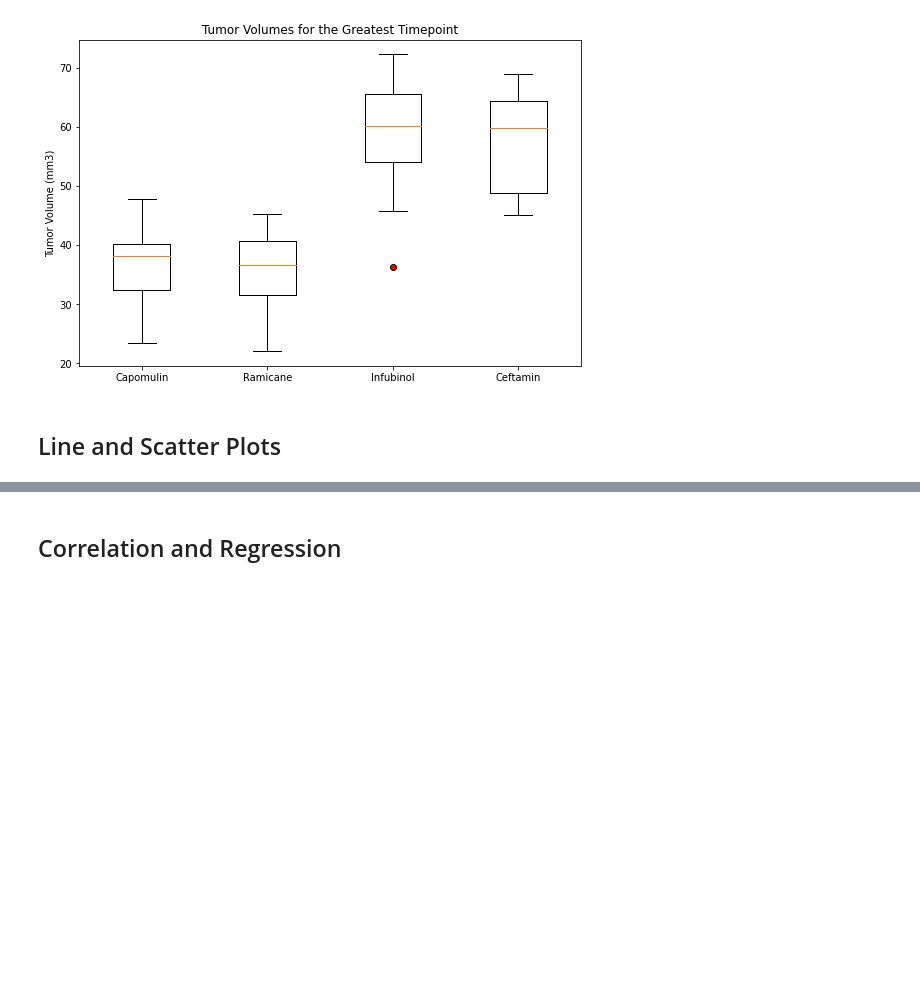
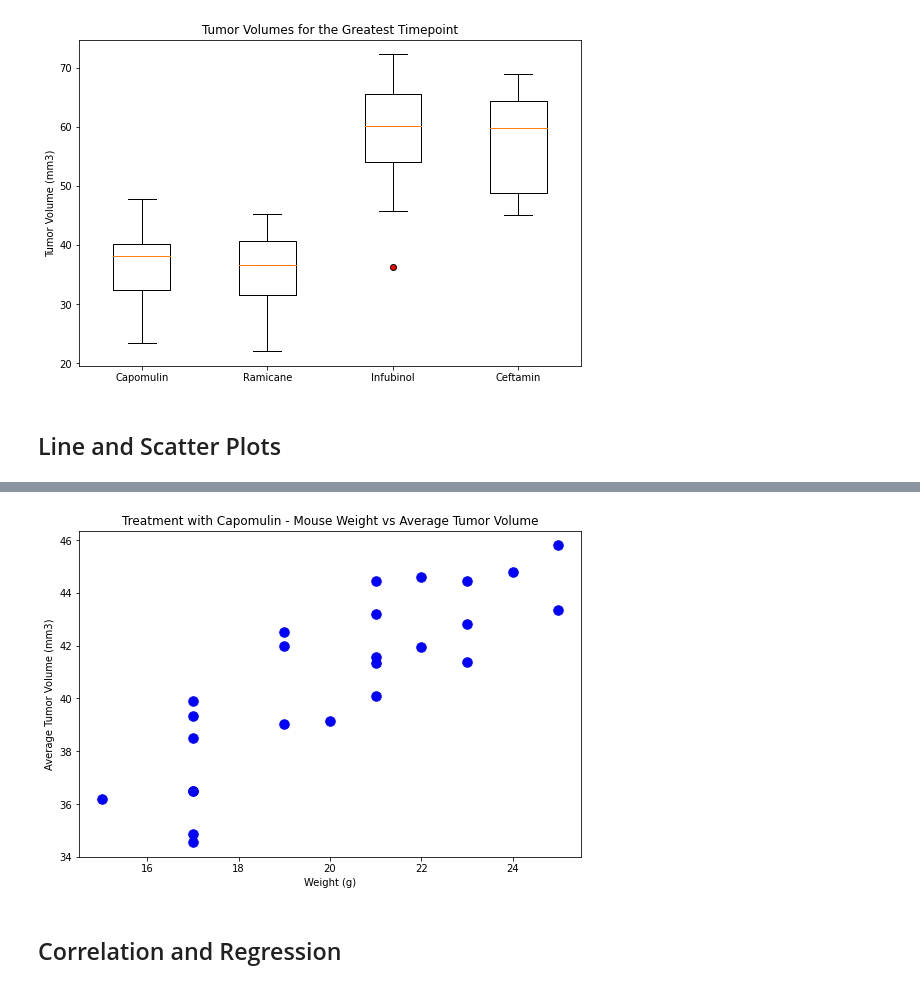
Before and after one commit to cheibergam/matplotlib-challenge, a Jupyter notebook: Pymaceuticals/pymaceuticals_starter.ipynb, the cells around one changed output, grey strips where cells are left out. Cells and saved outputs as stored; diff of their text form; code cells hidden in the pictures; blank space fills up the shorter version.

```diff
--- a/Pymaceuticals/pymaceuticals_starter.ipynb
+++ b/Pymaceuticals/pymaceuticals_starter.ipynb
@@ -384,3 +403,20 @@ plt.show()
+# %%
+# Generate a scatter plot of average tumor volume vs. mouse weight for the Capomulin regimen
+
+# Preparing the data and calculating the average
+capomulin_df = mouse_data_complete_2.loc[mouse_data_complete_2["Drug Regimen"] == "Capomulin",:]
+average_capomulin_df = capomulin_df.groupby(['Mouse ID']).mean()
+
+# Plotting the average data for the mice treated with Capomulin
+
+plt.subplots(figsize=(9, 6))
+plt.scatter(average_capomulin_df['Weight (g)'],average_capomulin_df['Tumor Volume (mm3)'],s=90, color="blue")
+plt.title("Treatment with Capomulin - Mouse Weight vs Average Tumor Volume")
+plt.xlabel("Weight (g)")
+plt.ylabel("Average Tumor Volume (mm3)")
+plt.show()
+# %% [output]
+[figure, added]
 # %% [markdown]
 ## Correlation and Regression
 # %%
```
Also changed, not shown: parts of 3 cells of this notebook.
